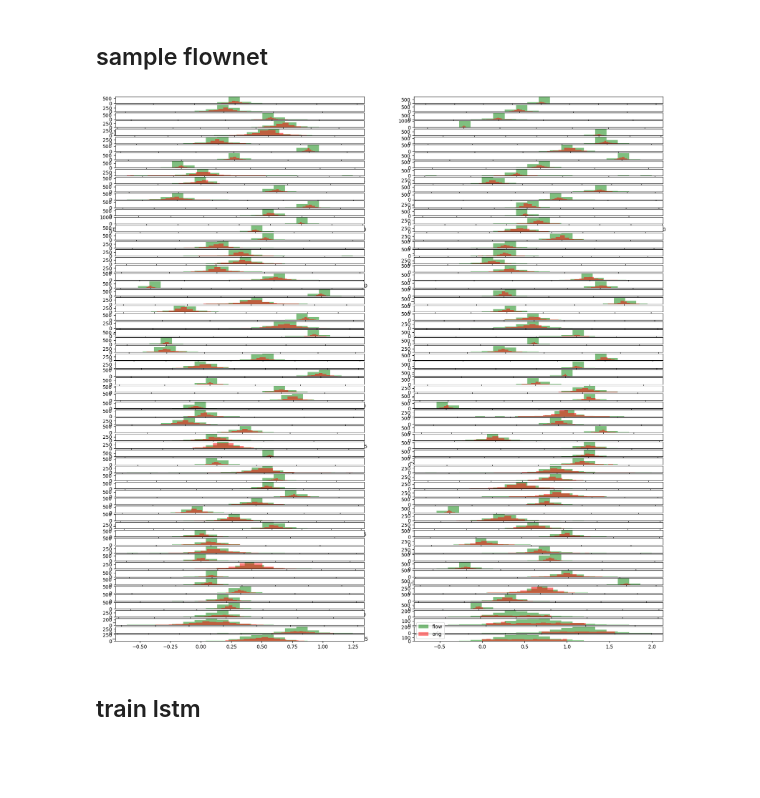
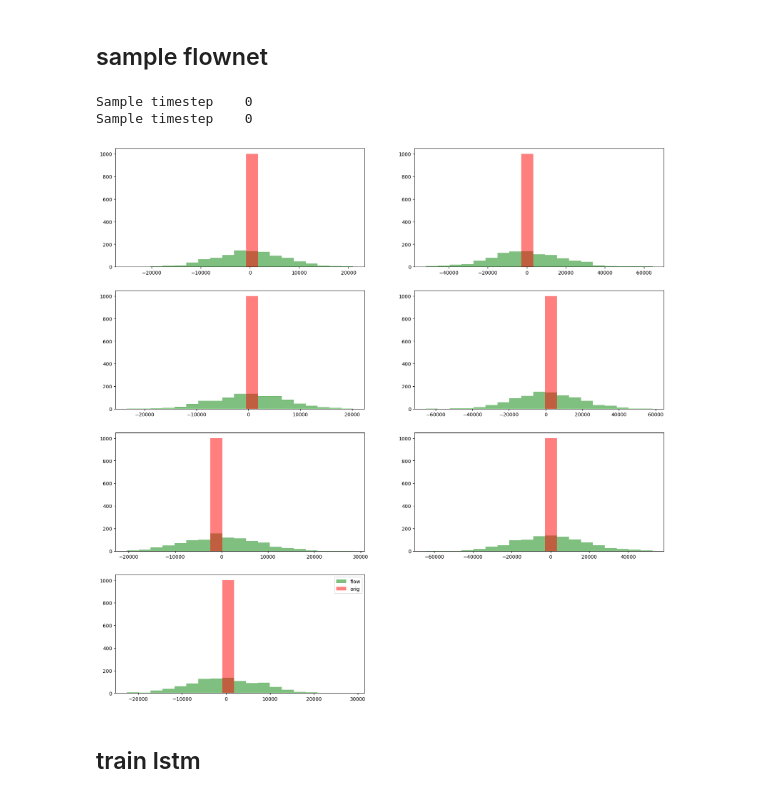
Before and after one commit to tonyPo/tigger_adj, a Jupyter notebook: experiments/erdos_synth_graph.ipynb, the cells around one changed output. Cells and saved outputs as stored; diff of their text form; code cells hidden in the pictures; blank space fills up the shorter version.

```diff
--- a/experiments/erdos_synth_graph.ipynb
+++ b/experiments/erdos_synth_graph.ipynb
@@ -82,7 +94,10 @@ pickle.dump(obj,open(filepath + "final_flowmodel.pickle", 'wb'))
 ## sample flownet
 # %%
 # Sample flow net
-orchestrator.sample_flownet()
+orchestrator.sample_node_synthesizer()
+# %% [output]
+Sample timestep    0
+Sample timestep    0
 # %%
 
 # convert final embedding to csv for tensorflow embedding viewer
@@ -95,21 +109,11 @@ orchestrator = Orchestrator(folder)
 orig_node = orchestrator._load_nodes()
 orig_embed = orchestrator.load_normalized_embed()
 x_data = orig_embed.join(orig_node, how='inner')
-# %%
-# plot samples embedding
-import matplotlib.pyplot as plt
-import math
-fig = plt.figure(figsize=(20,20))
-dim = embed.shape[1]
-for i in range(dim):
-    ax = fig.add_subplot(math.ceil(dim/2),2, i+1)
-    ax.hist(embed.loc[:, i], bins=20, alpha=0.5, color='g', label='flow')
-    ax.hist(x_data.iloc[:, i], bins=20, alpha=0.5, color='r', label='orig')
-
-plt.legend()
-plt.show()
-# %% [output]
-[figure, removed]
+# %%
+# plot samples embedding
+plot_hist(x_data, embed, 128)
+# %% [output]
+[figure, added]
 # %% [markdown]
 ## train lstm
 # %%
```
Also changed, not shown: parts of 6 cells of this notebook, 6 other files.
